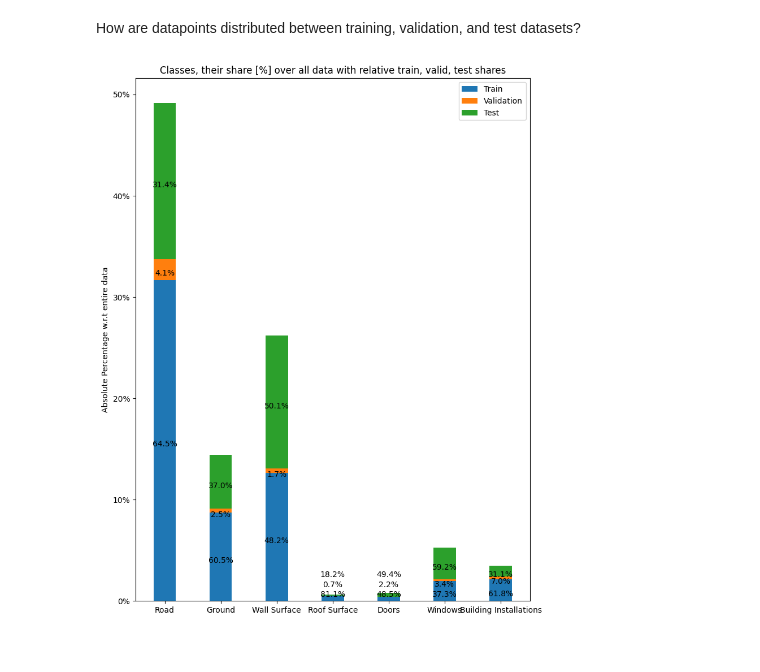
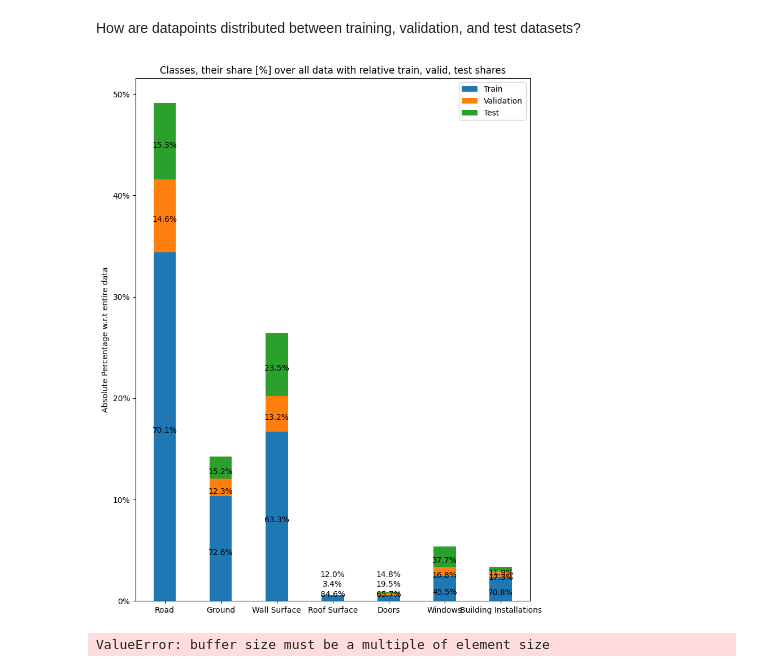
Before and after one commit to Madlab2/CloudMetrics, a Jupyter notebook: notebooks/metric_statistics.ipynb, the cells around one changed output. Cells and saved outputs as stored; diff of their text form; code cells hidden in the pictures.

```diff
--- a/notebooks/metric_statistics.ipynb
+++ b/notebooks/metric_statistics.ipynb
@@ -82,11 +82,12 @@ INFO:root:      C2C: Calculating Cloud-to-Cloud Distance
 # %% [markdown]
 How are datapoints distributed between training, validation, and test datasets?
 # %%
-path_train_1 = '/home/Meins/Uni/TUM/SS23/Data Lab/Labelling/Label-Datasets/train/Train1 - labelled.las'
-path_train_2 = '/home/Meins/Uni/TUM/SS23/Data Lab/Labelling/Label-Datasets/train/train2-labeled.las'
-path_valid = '/home/Meins/Uni/TUM/SS23/Data Lab/Labelling/Label-Datasets/valid/validation_classified_merge_cut.las'
-path_test = '/home/Meins/Uni/TUM/SS23/Data Lab/Labelling/Label-Datasets/test/test-merged.las'
+path_train_1_real = '/home/Meins/Uni/TUM/SS23/Data Lab/Data Sets/final/real/real_train1.las'
+path_train_2_real = '/home/Meins/Uni/TUM/SS23/Data Lab/Data Sets/final/real/real_train2.las'
+path_train_3_real = '/home/Meins/Uni/TUM/SS23/Data Lab/Data Sets/final/real/real_train3.las'
+path_valid_real = '/home/Meins/Uni/TUM/SS23/Data Lab/Data Sets/final/real/real_val.las'
+path_test_real = '/home/Meins/Uni/TUM/SS23/Data Lab/Data Sets/final/real/real_test.las'
-# %%
-output = statistic.compute_data_distribution(path_train_1, path_train_2, path_valid, path_test, display_bar_percentage=True)
-# %% [output]
-[figure, removed]
+# %%
+output_real = statistic.compute_data_distribution('real', path_train_1_real, path_train_2_real, path_train_3_real, path_valid_real, path_test_real, display_bar_percentage=True)
+# %% [output]
+[figure, added]
@@ -92,0 +100,4 @@ output = statistic.compute_data_distribution(path_train_1, path_train_2, path_va
+# %%
+output_real = statistic.compute_data_distribution('synth', path_train_1_synth, path_train_2_synth, path_train_3_synth, path_valid_synth, path_test_synth, display_bar_percentage=True)
+# %% [output]
+ValueError: buffer size must be a multiple of element size
```
Also changed, not shown: parts of 1 cell of this notebook, 1 other file.
